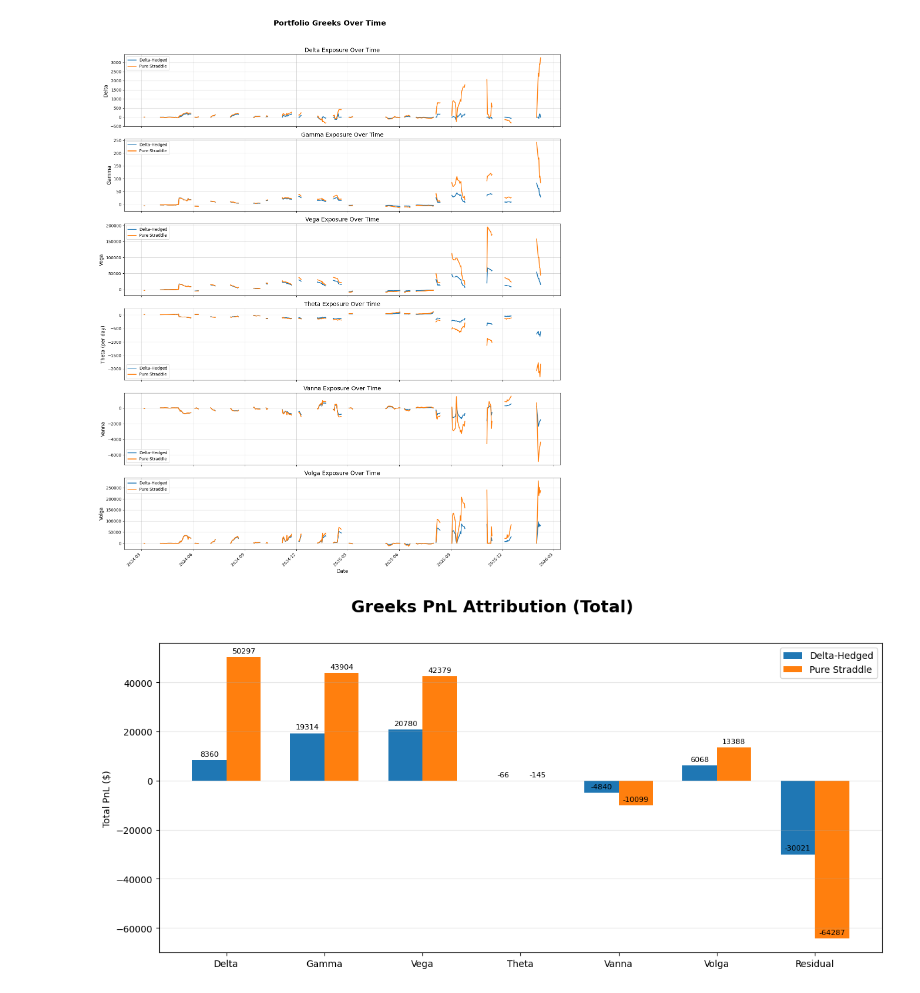
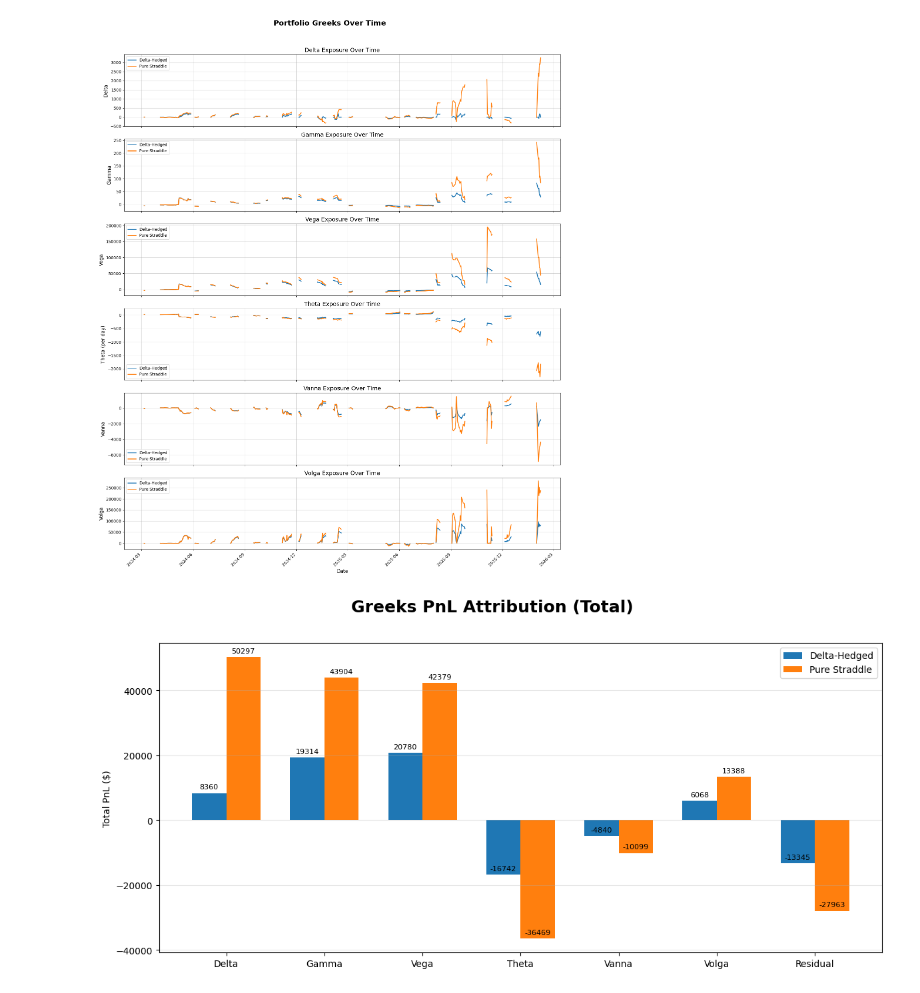
Before and after one commit to StevenYang23/Volatility-based_Quant_Strategy, a Jupyter notebook: Back_test.ipynb, the cells around one changed output. Cells and saved outputs as stored; diff of their text form; code cells hidden in the pictures.

```diff
--- a/Back_test.ipynb
+++ b/Back_test.ipynb
@@ -46,7 +46,7 @@ agent_ddh = Agent_DDH(
     max_leverage=0.35,
     vrp_threshold=0.65,
     vrp_close_threshold = 0.0,
-    delta_rehedge_threshold = 200,
+    delta_rehedge_threshold = 80,
 )
 
 agent_straddle = Agent_DDH(
@@ -85,6 +85,9 @@ def init_arrays(n):
 
 balance_ddh = [np.nan] * n_days
 balance_straddle = [np.nan] * n_days
+# Options-only mark-to-market (for attribution: residual = Δoption_value - Greeks, not ΔNAV)
+option_value_ddh = [np.nan] * n_days
+option_value_straddle = [np.nan] * n_days
 
 # Track if we rolled (closed old option and opened new one on same day)
 rolled_ddh = [False] * n_days
@@ -189,6 +192,7 @@ for i in range(n_days):
     opt_ddh[i] = agent_ddh.call_num + agent_ddh.put_num
     und_ddh[i] = agent_ddh.underlying_num
     balance_ddh[i] = agent_ddh.balance
+    option_value_ddh[i] = getattr(agent_ddh, 'option_value', 0.0)
     call_sym_ddh[i] = agent_ddh.current_call_sym if agent_ddh.current_call_sym is not None else ''
 
     # ===== Pure Straddle Agent =====
@@ -231,6 +235,7 @@ for i in range(n_days):
     opt_straddle[i] = agent_straddle.call_num + agent_straddle.put_num
     und_straddle[i] = 0.0  # always zero
     balance_straddle[i] = agent_straddle.balance
+    option_value_straddle[i] = getattr(agent_straddle, 'option_value', 0.0)
     call_sym_straddle[i] = agent_straddle.current_call_sym if agent_straddle.current_call_sym is not None else ''
 # %%
 def compute_metrics(nav_series, name):
@@ -663,31 +670,41 @@ plt.show()
 [figure]
 # %%
 # Greeks PnL Attribution for Both Agents
+# Units: Vega/Vanna/Volga use σ in DECIMAL (0.25 = 25%). Theta below is daily (per trading day).
 
 # Underlying and volatility moves
 S = underlying_df['Close'].values
 sigma_raw = underlying_df['imp_vol'].astype(float).values
+# Ensure sigma is in decimal for Vega*dσ (BS vega is per 1 decimal point). If data is in % (e.g. 25), convert.
+if np.nanmax(np.abs(sigma_raw)) > 1.0:
+    sigma_raw = sigma_raw / 100.0  # IV was in percent
 sigma = pd.Series(sigma_raw).ffill().bfill().values
 
-# Daily changes: move from day i-1 to day i (first day has no prior move)
+# dS = close(t) - close(t-1) in absolute dollars (not log or percent)
 dS = np.diff(S, prepend=S[0])
 dS[0] = 0.0
+# dSigma = ATM IV(t) - ATM IV(t-1) in same units as vega (decimal, e.g. 0.01 = 1 vol point)
 dSigma = np.diff(sigma, prepend=sigma[0])
 dSigma[0] = 0.0
 
-# One trading day in year-fraction
-dt = 1.0 / 252.0
+# Theta: we store daily theta (Theta_BS/252). For attribution, one day's theta P&L = daily_theta * 1.
+dt_theta = 1.0  # one trading day (theta arrays are already per trading day)
 
 
-def greeks_pnl_attribution(nav, delta, gamma, vega, theta, vanna, volga, active_mask=None):
+def greeks_pnl_attribution(nav, delta, gamma, vega, theta, vanna, volga, active_mask=None, option_value=None):
     """Observe attribution every day, then take the sum.
 
-    For each day i: contribution = exposure at start of day i × move during day i.
-    dP ≈ Δ·dS + 0.5·Γ·dS² + Vega·dσ + Θ·dt + Vanna·dS·dσ + 0.5·Volga·(dσ)²
-    Total = sum over all days of that day's contributions (only on active days if mask set).
+    Greeks explain option P&L only. If option_value is provided, residual = Δ(option_value) - Greeks_approx
+    (so residual is option-only; hedge/cash no longer in residual). Otherwise uses nav (total portfolio).
+    dP ≈ Δ·dS + 0.5·Γ·dS² + Vega·dσ + Θ_daily·1 + Vanna·dS·dσ + 0.5·Volga·(dσ)²
+    theta is expected to be daily theta (per trading day); dσ in decimal.
     """
-    nav_arr = np.asarray(nav, dtype=float)
-    d_nav = np.diff(nav_arr, prepend=nav_arr[0])
+    if option_value is not None:
+        actual_arr = np.asarray(option_value, dtype=float)
+        actual_arr = np.nan_to_num(actual_arr, nan=0.0)
+    else:
+        actual_arr = np.asarray(nav, dtype=float)
+    d_nav = np.diff(actual_arr, prepend=actual_arr[0])
     d_nav[0] = 0.0
 
     # Exposure at start of day i = exposure at end of day i-1 (no exposure before day 0)
@@ -702,8 +719,8 @@ def greeks_pnl_attribution(nav, delta, gamma, vega, theta, vanna, volga, active_
     # Per-day attribution: day i contribution = start-of-day exposure × that day's move
     pnl_delta = delta_prev * dS
     pnl_gamma = 0.5 * gamma_prev * (dS ** 2)
-    pnl_vega = vega_prev * dSigma
-    pnl_theta = theta_prev * dt
+    pnl_vega = vega_prev * dSigma   # dSigma in decimal (same units as BS vega)
+    pnl_theta = theta_prev * dt_theta  # theta_prev is daily theta; one day = 1
     pnl_vanna = vanna_prev * dS * dSigma
     pnl_volga = 0.5 * volga_prev * (dSigma ** 2)
 
@@ -742,9 +759,9 @@ def greeks_pnl_attribution(nav, delta, gamma, vega, theta, vanna, volga, active_
 active_ddh = np.asarray(opt_ddh) != 0
 active_straddle = np.asarray(opt_straddle) != 0
 
-# Compute PnL attribution for both agents (only on trading days)
-attr_ddh = greeks_pnl_attribution(nav_ddh_arr, delta_ddh, gamma_ddh, vega_ddh, theta_ddh, vanna_ddh, volga_ddh, active_mask=active_ddh)
-attr_straddle = greeks_pnl_attribution(nav_straddle_arr, delta_straddle, gamma_straddle, vega_straddle, theta_straddle, vanna_straddle, volga_straddle, active_mask=active_straddle)
+# Compute PnL attribution for both agents (option leg only: residual = Δoption_value - Greeks)
+attr_ddh = greeks_pnl_attribution(nav_ddh_arr, delta_ddh, gamma_ddh, vega_ddh, theta_ddh, vanna_ddh, volga_ddh, active_mask=active_ddh, option_value=option_value_ddh)
+attr_straddle = greeks_pnl_attribution(nav_straddle_arr, delta_straddle, gamma_straddle, vega_straddle, theta_straddle, vanna_straddle, volga_straddle, active_mask=active_straddle, option_value=option_value_straddle)
 
 # --- Bar charts of total Greeks PnL attribution ---
 
@@ -774,31 +791,31 @@ tot_straddle = np.nan_to_num([
 ], nan=0.0)
 
 x = np.arange(len(labels))
 width = 0.35
 
 fig, ax = plt.subplots(figsize=(12, 6))
 fig.suptitle('Greeks PnL Attribution (Total)', fontsize=18, fontweight='bold')
 
 bars1 = ax.bar(x - width/2, tot_ddh, width, label='Delta-Hedged')
 bars2 = ax.bar(x + width/2, tot_straddle, width, label='Pure Straddle')
 
 ax.set_xticks(x)
 ax.set_xticklabels(labels)
 ax.set_ylabel('Total PnL ($)')
 ax.legend()
 ax.grid(axis='y', alpha=0.3)
 
 # Annotate bars with values
 for bars in [bars1, bars2]:
     for bar in bars:
         height = bar.get_height()
         ax.annotate(f'{height:.0f}',
                     xy=(bar.get_x() + bar.get_width() / 2, height),
                     xytext=(0, 3),
                     textcoords="offset points",
                     ha='center', va='bottom', fontsize=8)
 
 plt.tight_layout(rect=[0, 0.03, 1, 0.96])
 plt.show()
 # %% [output]
-[figure, old version]
+[figure, new version]
```
Also changed, not shown: parts of 1 cell of this notebook, 2 other files.
